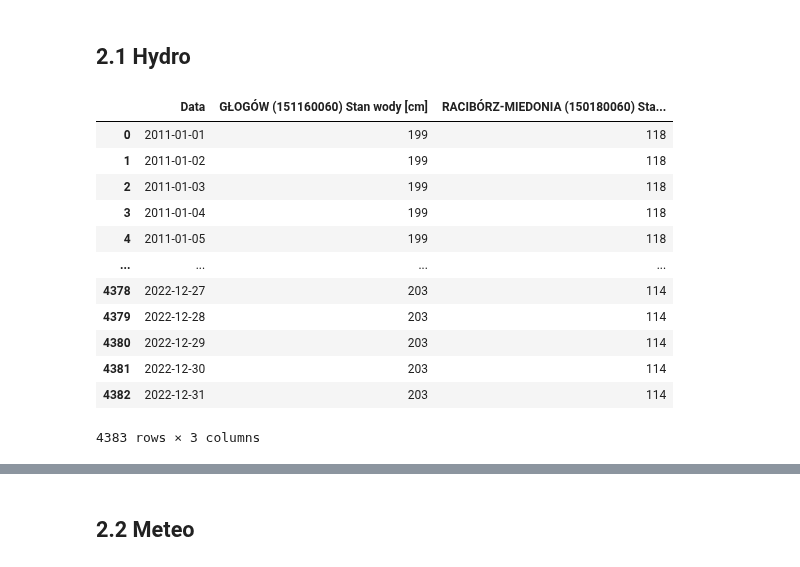
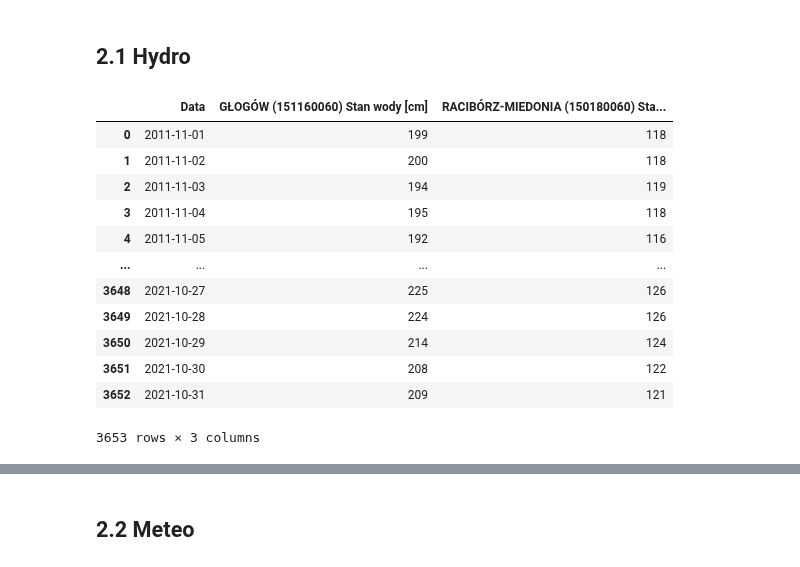
Before and after one commit to it4datascience/CuValley-Batmaja, a Jupyter notebook: src/data_prep.ipynb, the cells around one changed output, grey strips where cells are left out. Saved outputs shown, nothing was run; the diff lists cells and outputs as text; code cells hidden in the pictures.

```diff
--- a/src/data_prep.ipynb
+++ b/src/data_prep.ipynb
@@ -17,37 +40,25 @@ def weather_no_info(x):
 # %% [markdown]
 ## 2.1 Hydro
 # %%
-hydro = pd.read_excel('../data/hydro - sample.xlsx', sheet_name='hydro', header=[1, 2])
-
-# taking only Date and level of water
-hydro = hydro.loc[:, hydro.columns.get_level_values(1).isin(['Data', 'Stan wody [cm]'])]
+hydro = pd.read_excel('../data/hydro.xlsx', sheet_name='hydro', header=[1, 2])
 
 hydro.columns = ['Data'] + [f'{col_name} Stan wody [cm]' for col_name in hydro.columns.get_level_values(0)][1:]
 
 # set the column type for column with date
 hydro['Data'] = pd.to_datetime(hydro['Data'], format='%Y-%m-%d')
 
-################# Add new dates for modeling purposes | To change when will be new datasets
-hydro = hydro.set_index('Data').reindex(dates_idx).reset_index().rename({'index': 'Data'}, axis=1)
-hydro = hydro.bfill().ffill()
-###############################################################################################
-
-# Change col type with level of water to int
-for col_name in hydro.columns[1:]:
-    hydro[col_name] = hydro[col_name].astype(int)
-
 hydro
 # %% [output]
 |  | Data | GŁOGÓW (151160060) Stan wody [cm] | RACIBÓRZ-MIEDONIA (150180060) Sta... |
-| 0 | 2011-01-01 | 199 | 118 |
-| 1 | 2011-01-02 | 199 | 118 |
-| 2 | 2011-01-03 | 199 | 118 |
-| 3 | 2011-01-04 | 199 | 118 |
-| 4 | 2011-01-05 | 199 | 118 |
+| 0 | 2011-11-01 | 199 | 118 |
+| 1 | 2011-11-02 | 200 | 118 |
+| 2 | 2011-11-03 | 194 | 119 |
+| 3 | 2011-11-04 | 195 | 118 |
+| 4 | 2011-11-05 | 192 | 116 |
 | ... | ... | ... | ... |
-| 4378 | 2022-12-27 | 203 | 114 |
-| 4379 | 2022-12-28 | 203 | 114 |
-| 4380 | 2022-12-29 | 203 | 114 |
-| 4381 | 2022-12-30 | 203 | 114 |
-| 4382 | 2022-12-31 | 203 | 114 |
+| 3648 | 2021-10-27 | 225 | 126 |
+| 3649 | 2021-10-28 | 224 | 126 |
+| 3650 | 2021-10-29 | 214 | 124 |
+| 3651 | 2021-10-30 | 208 | 122 |
+| 3652 | 2021-10-31 | 209 | 121 |
-4383 rows × 3 columns
+3653 rows × 3 columns
```
Also changed, not shown: parts of 10 cells of this notebook, 2 other files.
